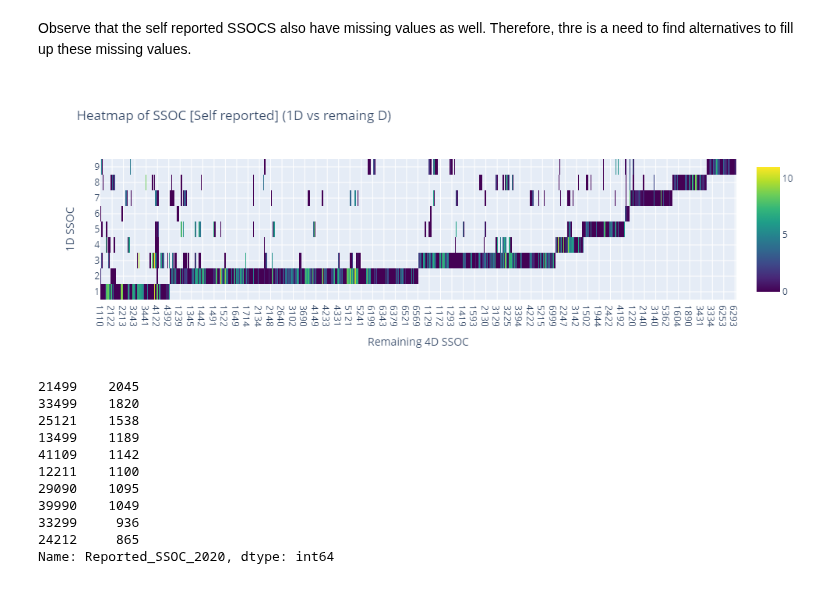
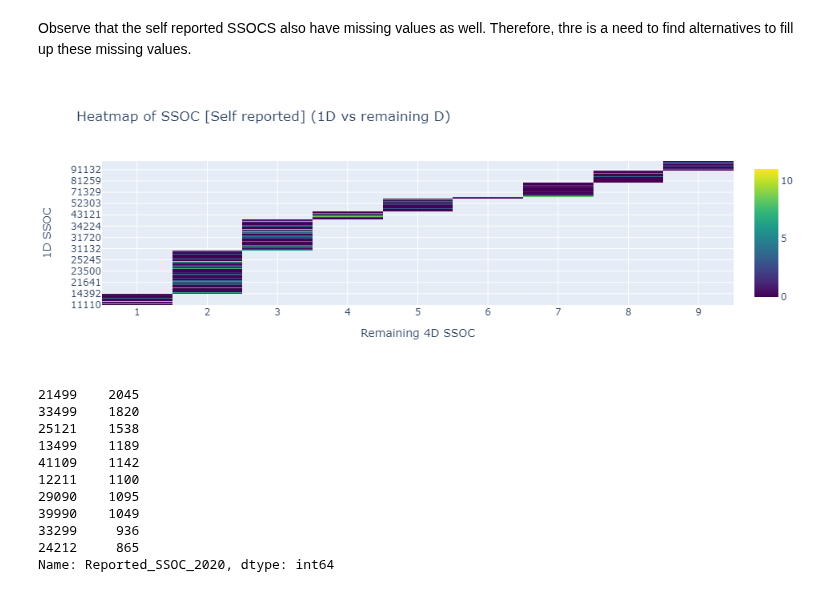
Before and after one commit to Benjamin-Aw-93/ssoc_autocoder, a Jupyter notebook: Notebooks/Investigating Data Distribution.ipynb, the cells around one changed output. Saved outputs shown, nothing was run; the diff lists cells and outputs as text; code cells hidden in the pictures.

```diff
--- a/Notebooks/Investigating Data Distribution.ipynb
+++ b/Notebooks/Investigating Data Distribution.ipynb
@@ -129,6 +142,7 @@ py.offline.iplot(fig2)
 There are 583 SSOCs that are not featured at all in our current dataset (with predictions). This represents more than half of the available SSOCs, which will be problematic for us when trying to finetune the data.
 # %%
 SSOC_2020['SSOC 2020'] = SSOC_2020['SSOC 2020'].astype('str')
+data['SSOC 2020'] = data['SSOC 2020'].astype('str')
 SSOC_2020_counts = SSOC_2020.merge(data.groupby('SSOC 2020').count()['Cleaned_Description'].reset_index(),
                                    on = 'SSOC 2020',
                                    how = 'left').fillna(0)
@@ -203,29 +217,28 @@ SSOC_2020_counts['Log_Reported_Count'] = SSOC_2020_counts['Reported_Count'].appl
 Observe that the self reported SSOCS also have missing values as well. Therefore, thre is a need to find alternatives to fill up these missing values.
 # %%
 layout4 = go.Layout(
-    title = 'Heatmap of SSOC [Self reported] (1D vs remaing D)',
+    title = 'Heatmap of SSOC [Self reported] (1D vs remaining D)',
     yaxis = dict(
         title = '1D SSOC'
     ),
     xaxis = dict(
         title = 'Remaining 4D SSOC'
     )
 )
 
 trace4 = go.Heatmap(
     z = SSOC_2020_counts.Log_Reported_Count,
-    x = SSOC_2020_counts.Remaining_D,
-    y = SSOC_2020_counts['1D'],
+    y = SSOC_2020_counts['SSOC 2020'],
+    x = SSOC_2020_counts['1D'],
     customdata = SSOC_2020_counts.Reported_Count,
     hovertemplate='1D SSOC: %{x}<br>Remaining 4D SSOC: %{y}<br>Count: %{customdata}<extra></extra>',
     colorscale='Viridis'
 )
 
-
 fig4 = go.Figure(data = [trace4], layout = layout4)
 py.offline.iplot(fig4)
 # %% [output]
-[figure, old version]
+[figure, new version]
 # %%
 data_w_original['Reported_SSOC_2020'].astype('str').str.slice(0, 5).value_counts().sort_values(ascending = False).head(10)
 # %% [output]
```
Also changed, not shown: parts of 7 cells of this notebook, 3 other files.
